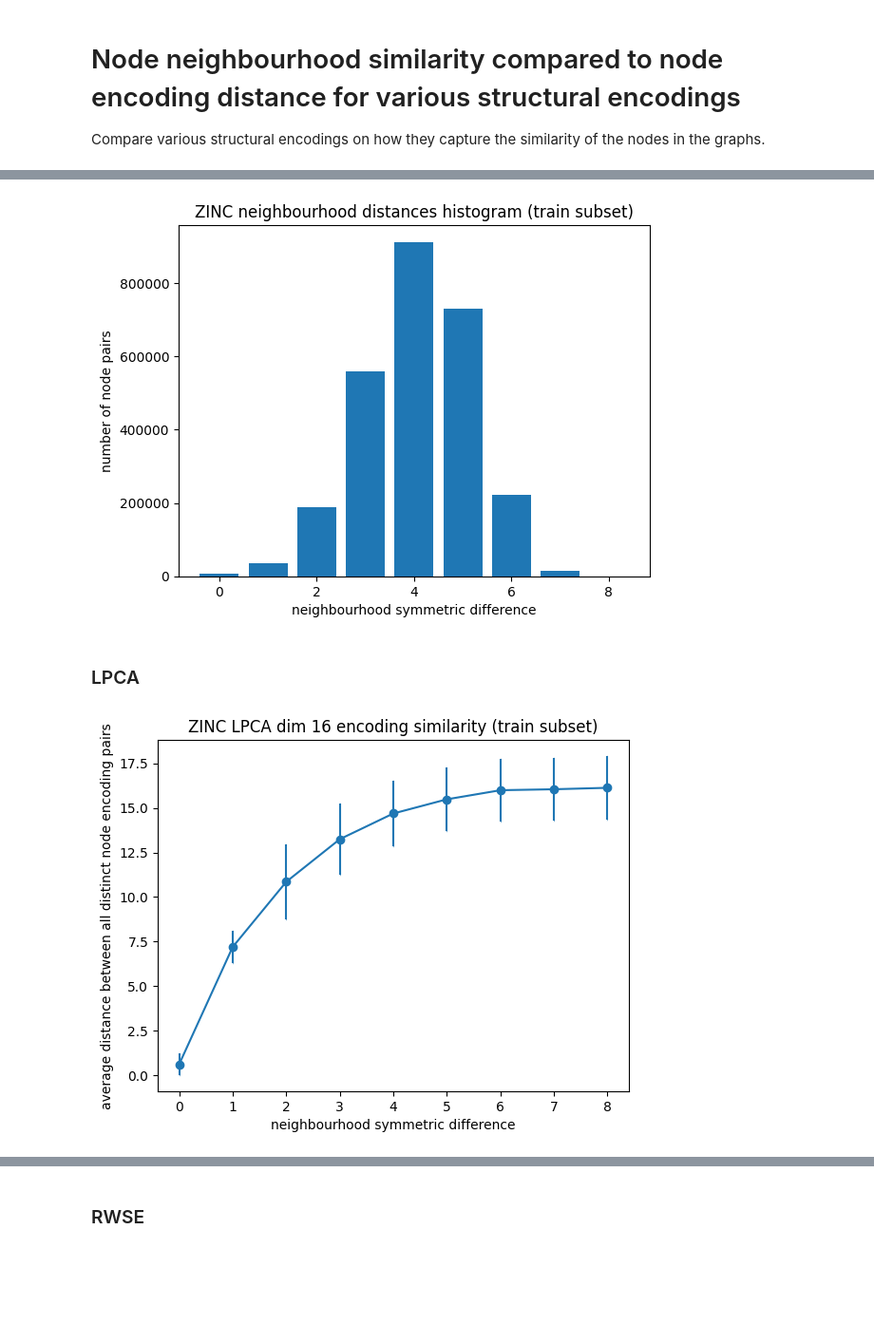
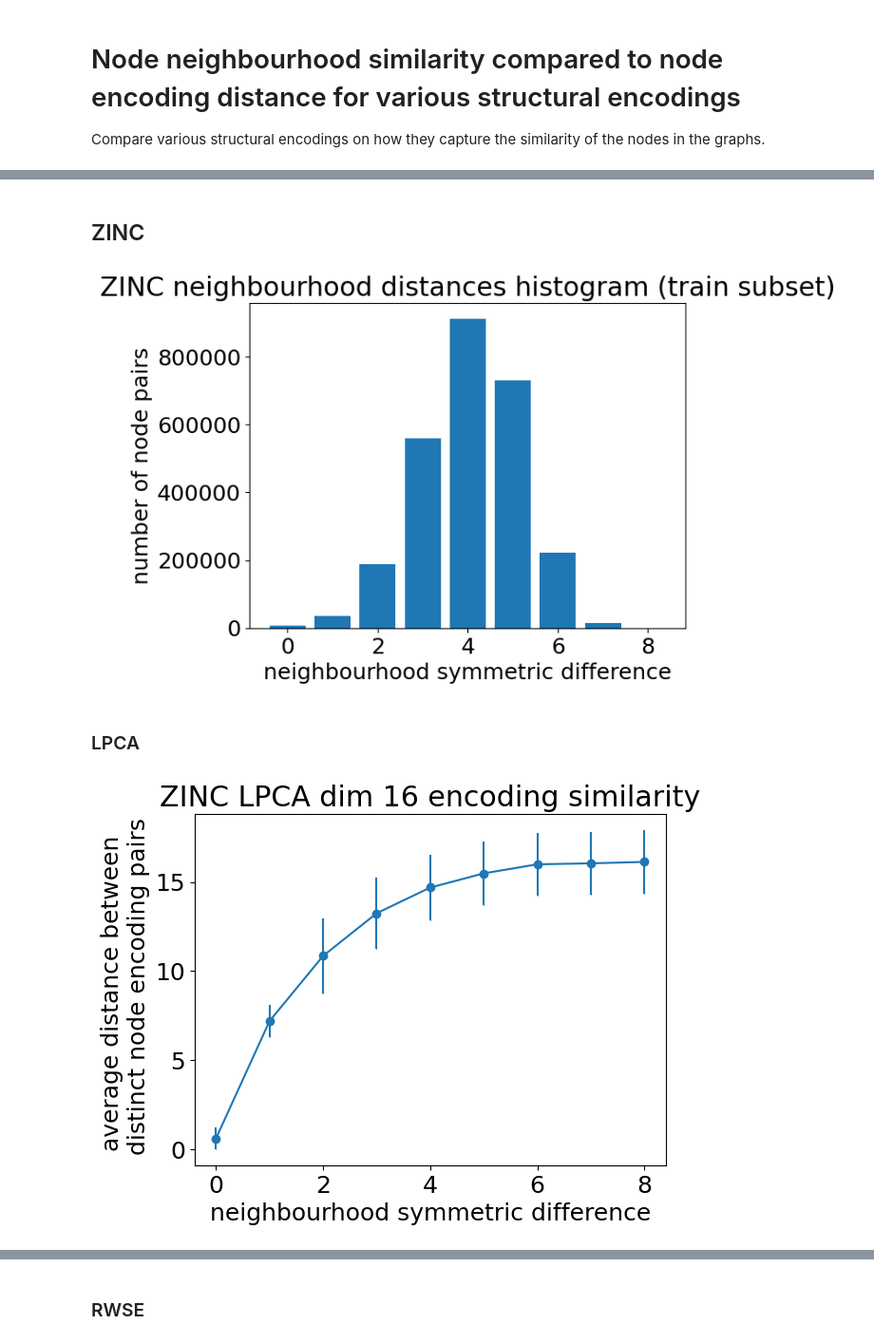
Before and after one commit to teriolx/binary-matrix-factorization, a Jupyter notebook: src/encoding_similarity.ipynb, the cells around one changed output, grey strips where cells are left out. Shown at 95% size. Drawn from its saved outputs; the diff is of its cells as text; code cells hidden in the pictures; blank space fills up the shorter version.

Commit message:
recomputed plots

```diff
--- a/src/encoding_similarity.ipynb
+++ b/src/encoding_similarity.ipynb
@@ -12,0 +15,2 @@ DIR_PATH = "../output/similarity_res/"
+# %%
+plt.rcParams.update({'font.size': 16})
@@ -13,12 +30,14 @@ DIR_PATH = "../output/similarity_res/"
+# %% [markdown]
+## ZINC
 # %%
 plot_diff_histogram(DIR_PATH + "similarity_ZINC_rwse.parquet",
                     "ZINC neighbourhood distances histogram (train subset)")
 # %% [output]
-[figure, old version]
+[figure, new version]
 # %% [markdown]
 ### LPCA
 # %%
 plot_neighbourhood_similarity(DIR_PATH + "similarity_ZINC_lpca.parquet",
-                              "ZINC LPCA dim 16 encoding similarity (train subset)")
+                              "ZINC LPCA dim 16 encoding similarity")
 # %% [output]
-[figure, old version]
+[figure, new version]
```
Also changed, not shown: parts of 30 cells of this notebook.
